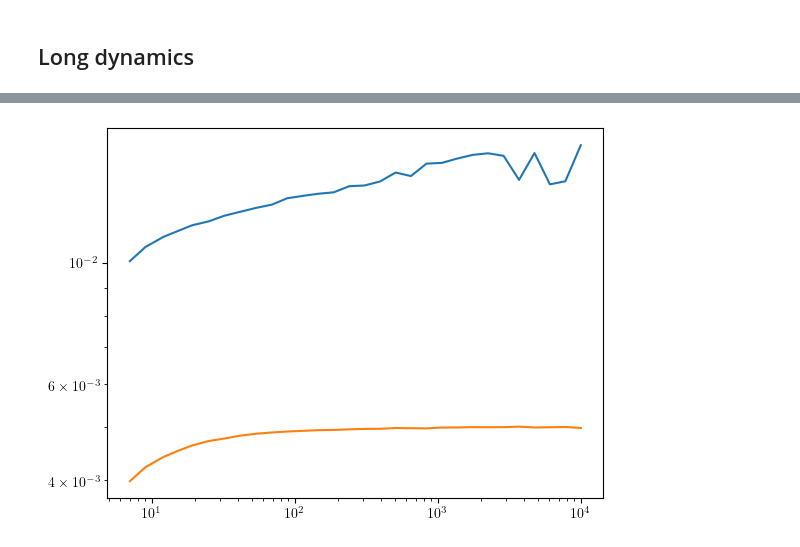
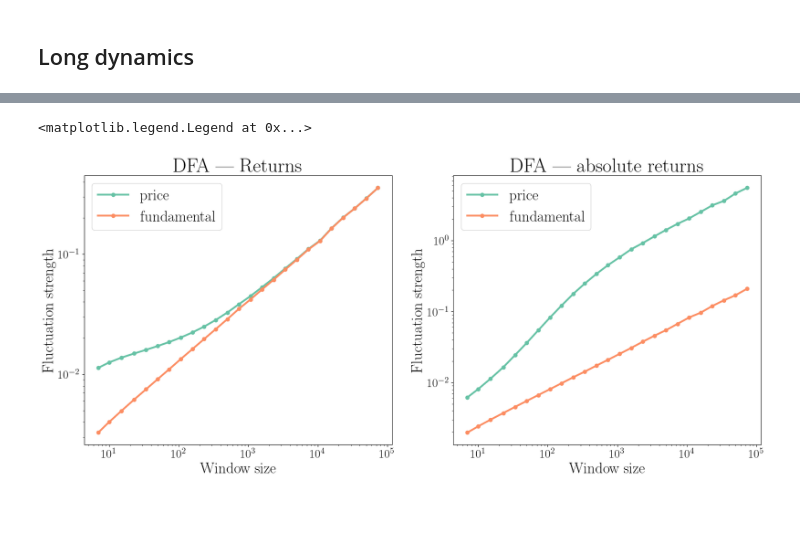
Before and after one commit to paololapo/LuxMarchesiModel, a Jupyter notebook: notebook.ipynb, the cells around one changed output, grey strips where cells are left out. Saved outputs shown, nothing was run; the diff lists cells and outputs as text; code cells hidden in the pictures; blank space fills up the shorter version.

```diff
--- a/notebook.ipynb
+++ b/notebook.ipynb
@@ -225,14 +246,7 @@ def doDFA(data, max_data=None, num_points=30):
 
     return lengths, fluctuations
 # %%
-ret = logReturns(history["prices"], 1, False)
-lengths, fluctuations = doDFA(ret)
-eps = logReturns(history["fundamentals"], 1, False)
-lengths_f, fluctuations_f = doDFA(eps)
-plt.plot(lengths, fluctuations, label="price")
-plt.plot(lengths_f, fluctuations_f, label="fundamental")
-
-plt.xscale("log")
-plt.yscale("log")
+ret = np.abs(logReturns(history["prices"], 1, False))
+lengths, fluctuations = doDFA(ret, 5e5, 30)
+eps = np.abs(logReturns(history["fundamentals"], 1, False))
+lengths_f, fluctuations_f = doDFA(eps, 5e5, 30)
-# %% [output]
-[figure, removed]
@@ -238,0 +270,46 @@ plt.yscale("log")
+# %%
+# Plot the DFA results
+fig, ax = plt.subplots(1, 2, figsize=(20, 8))
+fontsize = 25
+
+# Compute the DFA for the absolute returns
+ret_abs = np.abs(logReturns(history["prices"], 1, False))
+lengths_abs, fluctuations_abs = doDFA(ret_abs, 5e5, 30)
+eps_abs = np.abs(logReturns(history["fundamentals"], 1, False))
+lengths_f_abs, fluctuations_f_abs = doDFA(eps_abs, 5e5, 30)
+
+# Compute the DFA for the returns
+ret = logReturns(history["prices"], 1, False)
+lengths, fluctuations = doDFA(ret, 5e5, 30)
+eps = logReturns(history["fundamentals"], 1, False)
+lengths_f, fluctuations_f = doDFA(eps, 5e5, 30)
+
+# Define the data cutoff
+cutoff = (0, 1e5)
+mask = (lengths > cutoff[0]) & (lengths < cutoff[1])
+
+# Plot
+ax[0].plot(lengths[mask], fluctuations[mask], "o-", lw=3, color=colors[0], label="price")
+ax[0].plot(lengths_f[mask], fluctuations_f[mask], "o-", lw=3, color=colors[1], label="fundamental")
+ax[0].set_xscale("log")
+ax[0].set_yscale("log")
+ax[0].set_xlabel("Window size", fontsize=fontsize)
+ax[0].set_ylabel("Fluctuation strength", fontsize=fontsize)
+ax[0].tick_params(axis='both', which='major', labelsize=fontsize*0.8)
+ax[0].tick_params(axis='both', which='minor', labelsize=fontsize*0.8)
+ax[0].set_title("DFA | Returns", fontsize=fontsize*1.3)
+ax[0].legend(loc="upper left", fontsize=fontsize)
+
+ax[1].plot(lengths_abs[mask], fluctuations_abs[mask], "o-", lw=3, color=colors[0], label="price")
+ax[1].plot(lengths_f_abs[mask], fluctuations_f_abs[mask], "o-", lw=3, color=colors[1], label="fundamental")
+ax[1].set_xscale("log")
+ax[1].set_yscale("log")
+ax[1].set_xlabel("Window size", fontsize=fontsize)
+ax[1].set_ylabel("Fluctuation strength", fontsize=fontsize)
+ax[1].tick_params(axis='both', which='major', labelsize=fontsize*0.8)
+ax[1].tick_params(axis='both', which='minor', labelsize=fontsize*0.8)
+ax[1].set_title("DFA | absolute returns", fontsize=fontsize*1.3)
+ax[1].legend(loc="upper left", fontsize=fontsize)
+# %% [output]
+<matplotlib.legend.Legend at 0x...>
+[figure, added]
```
Also changed, not shown: parts of 13 cells of this notebook, 16 other files.
